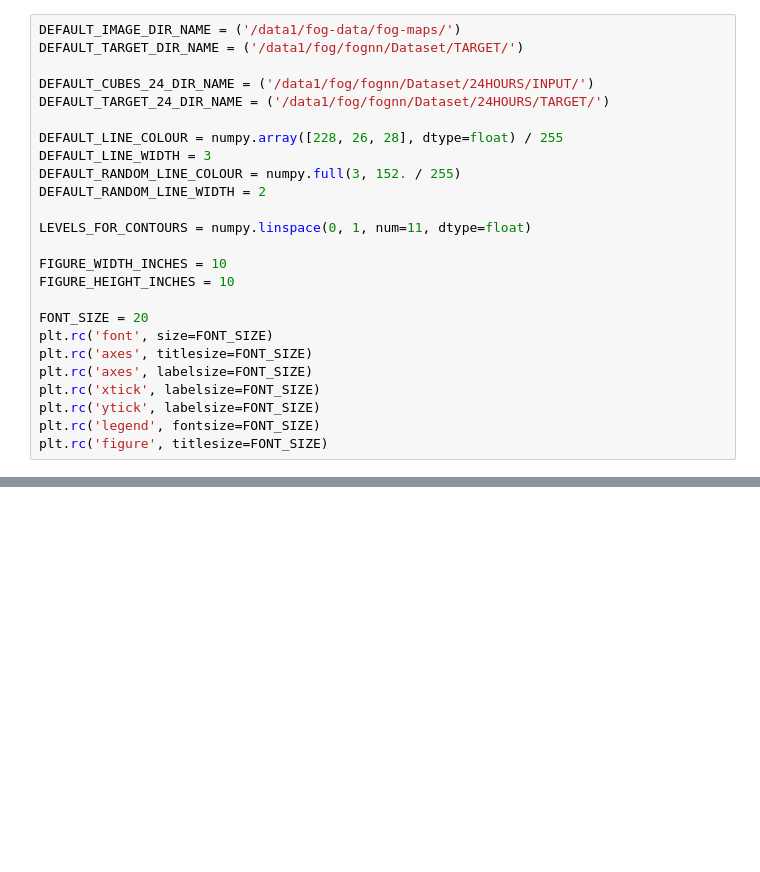
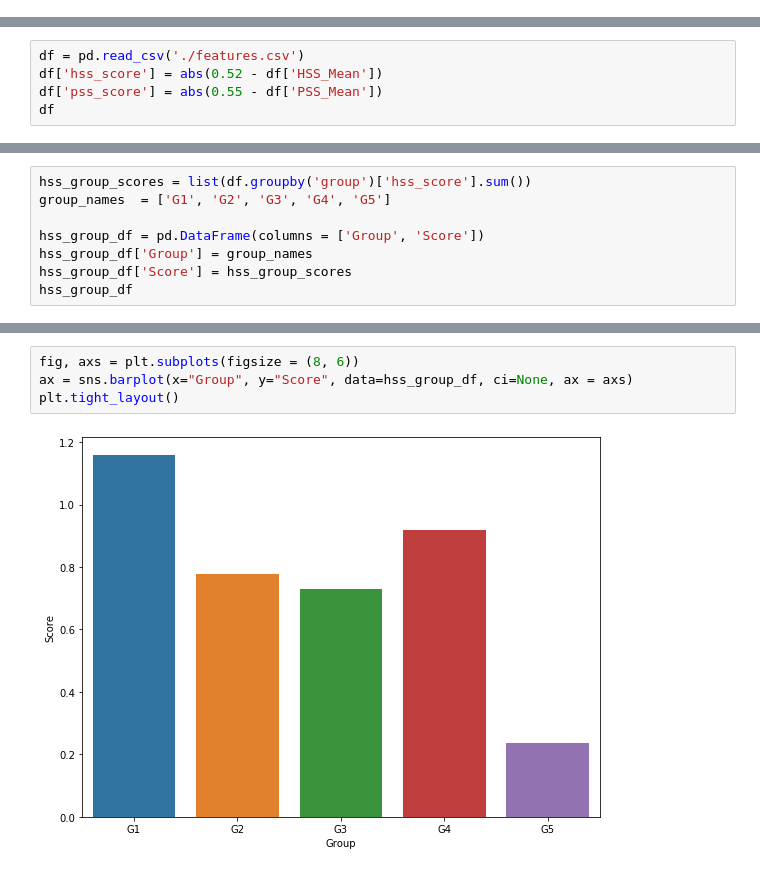
Before and after one commit to conrad-blucher-institute/FogNet, a Jupyter notebook: xai-analysis/variable-wise-permutation-xai/variable_based_xai.ipynb, the cells around one changed output, grey strips where cells are left out. Drawn from its saved outputs; the diff is of its cells as text; blank space fills up the shorter version.

```diff
--- a/xai-analysis/variable-wise-permutation-xai/variable_based_xai.ipynb
+++ b/xai-analysis/variable-wise-permutation-xai/variable_based_xai.ipynb
@@ -161,25 +0,0 @@ Devices:
-# %%
-DEFAULT_IMAGE_DIR_NAME = ('/data1/fog-data/fog-maps/')
-DEFAULT_TARGET_DIR_NAME = ('/data1/fog/fognn/Dataset/TARGET/')
-
-DEFAULT_CUBES_24_DIR_NAME = ('/data1/fog/fognn/Dataset/24HOURS/INPUT/')
-DEFAULT_TARGET_24_DIR_NAME = ('/data1/fog/fognn/Dataset/24HOURS/TARGET/')
-
-DEFAULT_LINE_COLOUR = numpy.array([228, 26, 28], dtype=float) / 255
-DEFAULT_LINE_WIDTH = 3
-DEFAULT_RANDOM_LINE_COLOUR = numpy.full(3, 152. / 255)
-DEFAULT_RANDOM_LINE_WIDTH = 2
-
-LEVELS_FOR_CONTOURS = numpy.linspace(0, 1, num=11, dtype=float)
-
-FIGURE_WIDTH_INCHES = 10
-FIGURE_HEIGHT_INCHES = 10
-
-FONT_SIZE = 20
-plt.rc('font', size=FONT_SIZE)
-plt.rc('axes', titlesize=FONT_SIZE)
-plt.rc('axes', labelsize=FONT_SIZE)
-plt.rc('xtick', labelsize=FONT_SIZE)
-plt.rc('ytick', labelsize=FONT_SIZE)
-plt.rc('legend', fontsize=FONT_SIZE)
-plt.rc('figure', titlesize=FONT_SIZE)
@@ -480,0 +38,5 @@ _ = utils.plot_saliency_predictor_time(testing_list, optimized_predictor_matrix_
+# %%
+df = pd.read_csv('./features.csv')
+df['hss_score'] = abs(0.52 - df['HSS_Mean'])
+df['pss_score'] = abs(0.55 - df['PSS_Mean'])
+df
@@ -480,0 +57,8 @@ _ = utils.plot_saliency_predictor_time(testing_list, optimized_predictor_matrix_
+# %%
+hss_group_scores = list(df.groupby('group')['hss_score'].sum())
+group_names  = ['G1', 'G2', 'G3', 'G4', 'G5']
+
+hss_group_df = pd.DataFrame(columns = ['Group', 'Score'])
+hss_group_df['Group'] = group_names
+hss_group_df['Score'] = hss_group_scores
+hss_group_df
@@ -480,0 +72,6 @@ _ = utils.plot_saliency_predictor_time(testing_list, optimized_predictor_matrix_
+# %%
+fig, axs = plt.subplots(figsize = (8, 6))
+ax = sns.barplot(x="Group", y="Score", data=hss_group_df, ci=None, ax = axs)
+plt.tight_layout()
+# %% [output]
+[figure, added]
```
Also changed, not shown: parts of 59 cells of this notebook, 7 other files.
